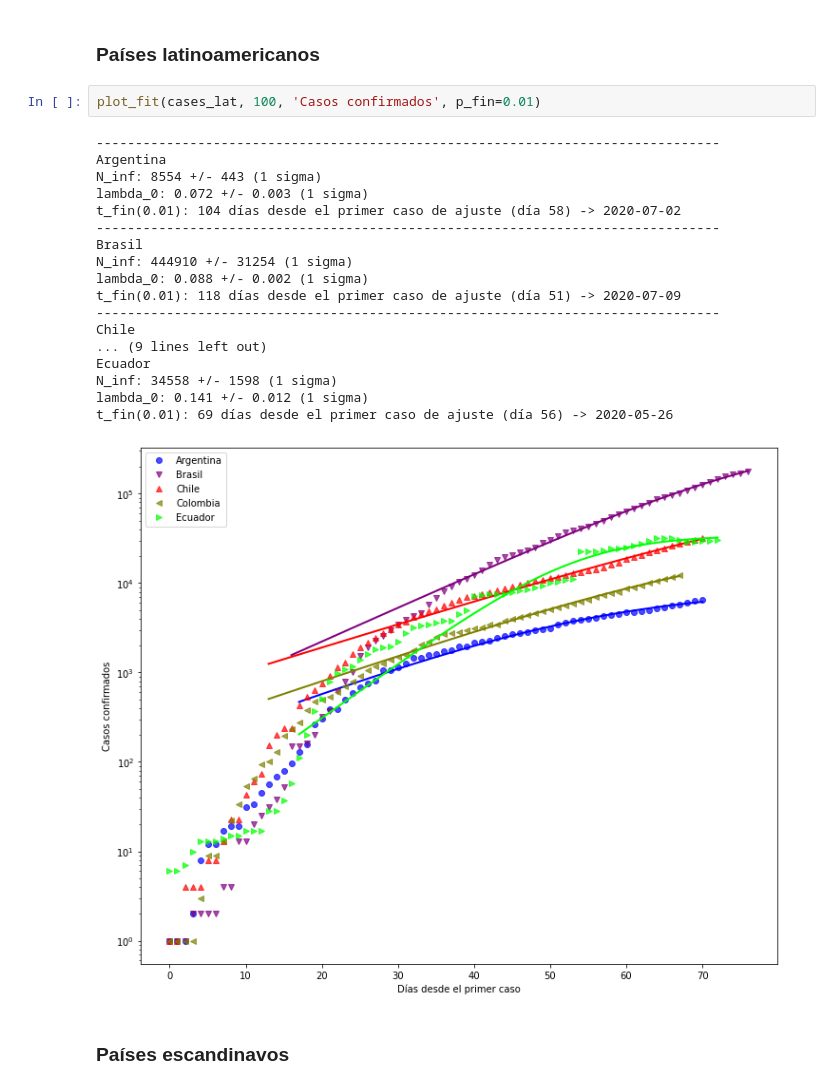
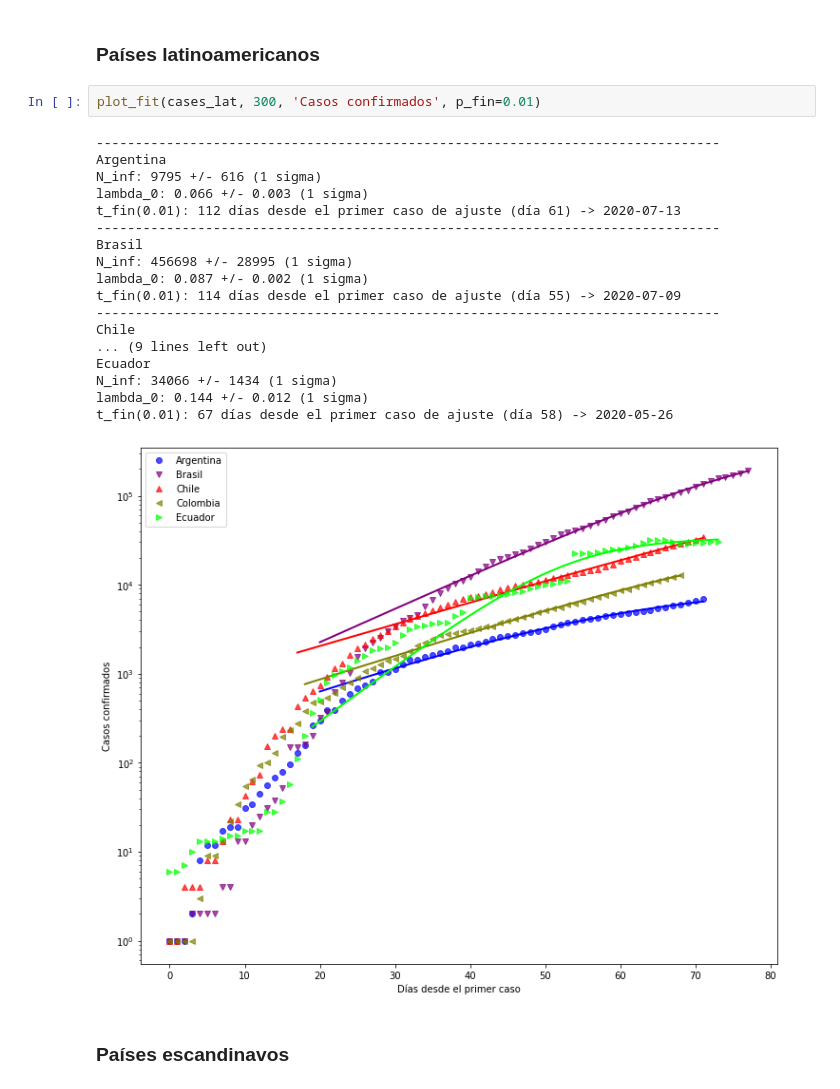
Before and after one commit to manuxch/logistic-covid19, a Jupyter notebook: Logistic_model_COVID-19.ipynb, the cells around one changed output. Drawn from its saved outputs; the diff is of its cells as text.

```diff
--- a/Logistic_model_COVID-19.ipynb
+++ b/Logistic_model_COVID-19.ipynb
@@ -203,26 +203,26 @@ t_fin(0.01): 81 días desde el primer caso de ajuste (día 51) -> 2020-06-02
 # %% [markdown]
 ### Países latinoamericanos
 # %%
-plot_fit(cases_lat, 100, 'Casos confirmados', p_fin=0.01)
+plot_fit(cases_lat, 300, 'Casos confirmados', p_fin=0.01)
 # %% [output]
 --------------------------------------------------------------------------------
 Argentina
-N_inf: 8554 +/- 443 (1 sigma)
-lambda_0: 0.072 +/- 0.003 (1 sigma)
-t_fin(0.01): 104 días desde el primer caso de ajuste (día 58) -> 2020-07-02
+N_inf: 9795 +/- 616 (1 sigma)
+lambda_0: 0.066 +/- 0.003 (1 sigma)
+t_fin(0.01): 112 días desde el primer caso de ajuste (día 61) -> 2020-07-13
 --------------------------------------------------------------------------------
 Brasil
-N_inf: 444910 +/- 31254 (1 sigma)
-lambda_0: 0.088 +/- 0.002 (1 sigma)
-t_fin(0.01): 118 días desde el primer caso de ajuste (día 51) -> 2020-07-09
+N_inf: 456698 +/- 28995 (1 sigma)
+lambda_0: 0.087 +/- 0.002 (1 sigma)
+t_fin(0.01): 114 días desde el primer caso de ajuste (día 55) -> 2020-07-09
 --------------------------------------------------------------------------------
 Chile
 ... (9 lines left out)
 Ecuador
-N_inf: 34558 +/- 1598 (1 sigma)
-lambda_0: 0.141 +/- 0.012 (1 sigma)
-t_fin(0.01): 69 días desde el primer caso de ajuste (día 56) -> 2020-05-26
+N_inf: 34066 +/- 1434 (1 sigma)
+lambda_0: 0.144 +/- 0.012 (1 sigma)
+t_fin(0.01): 67 días desde el primer caso de ajuste (día 58) -> 2020-05-26
-[figure, old version]
+[figure, new version]
 # %% [markdown]
 ### Países escandinavos
 # %%
```
Also changed, not shown: parts of 8 cells of this notebook.
